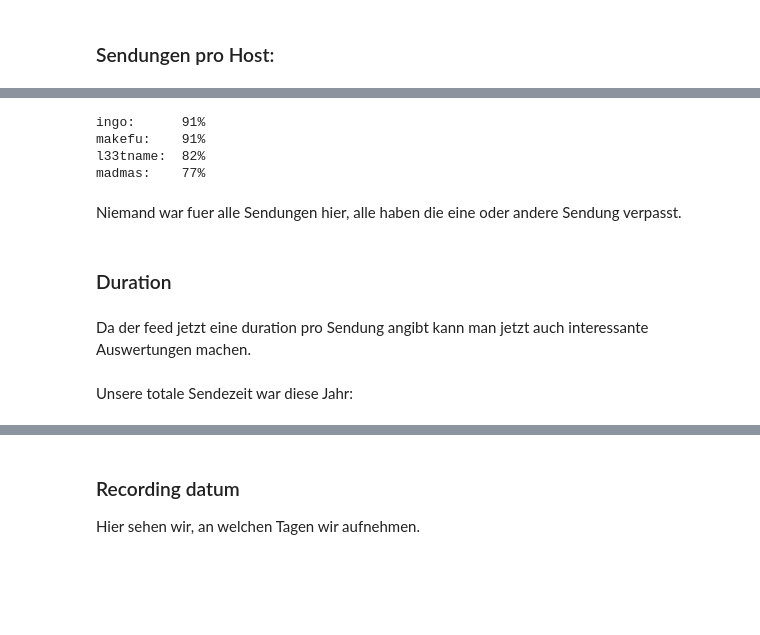
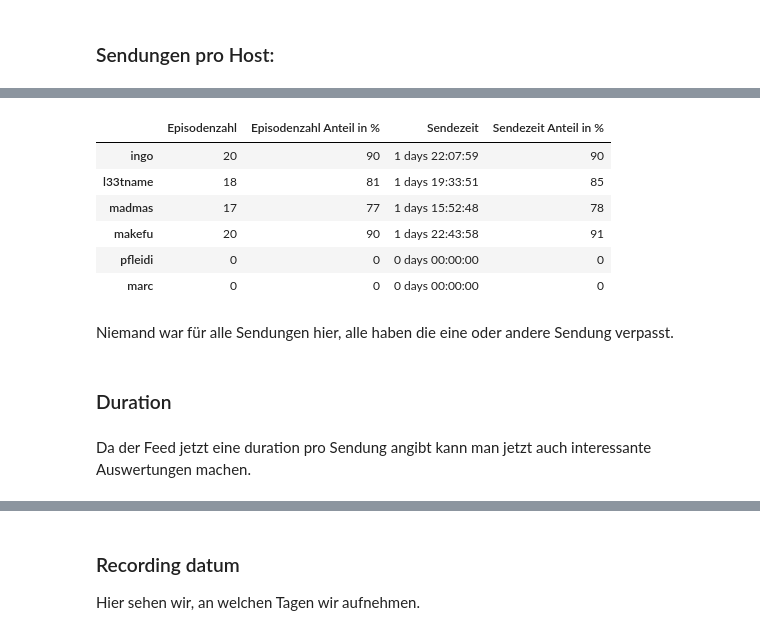
Before and after one commit to Binaergewitter/stats, a Jupyter notebook: 2024-Wrapped.ipynb, the cells around one changed output, grey strips where cells are left out. Cells and saved outputs as stored; diff of their text form; code cells hidden in the pictures; blank space fills up the shorter version.

```diff
--- a/2024-Wrapped.ipynb
+++ b/2024-Wrapped.ipynb
@@ -82,16 +71,25 @@ In Prozen sind das:
-# %%
-print(f"ingo:      {ingo_count/talk_count:.0%}")
-print(f"makefu:    {makefu_count/talk_count:.0%}")
-print(f"l33tname:  {l33tname_count/talk_count:.0%}")
-print(f"madmas:    {madmas_count/talk_count:.0%}")
-# %% [output]
-ingo:      91%
-makefu:    91%
-l33tname:  82%
-madmas:    77%
+# %%
+podcasters = ["ingo", "l33tname", "madmas", "makefu", "pfleidi", "marc"]
+teilnahmen_pro_host = podcasts[podcasters].sum()
+sendezeit_pro_host = podcasts[podcasters].apply(lambda anwesenheit: (anwesenheit * podcasts['Duration']).sum())
+
+pd.DataFrame({
+    "Episodenzahl": teilnahmen_pro_host,
+    "Episodenzahl Anteil in %": (100 * teilnahmen_pro_host / len(podcasts)) .astype(int),
+    "Sendezeit": sendezeit_pro_host,
+    "Sendezeit Anteil in %": (100 * sendezeit_pro_host / podcasts["Duration"].sum()).astype(int),
+})
+# %% [output]
+|  | Episodenzahl | Episodenzahl Anteil in % | Sendezeit | Sendezeit Anteil in % |
+| ingo | 20 | 90 | 1 days 22:07:59 | 90 |
+| l33tname | 18 | 81 | 1 days 19:33:51 | 85 |
+| madmas | 17 | 77 | 1 days 15:52:48 | 78 |
+| makefu | 20 | 90 | 1 days 22:43:58 | 91 |
+| pfleidi | 0 | 0 | 0 days 00:00:00 | 0 |
+| marc | 0 | 0 | 0 days 00:00:00 | 0 |
 # %% [markdown]
-Niemand war fuer alle Sendungen hier, alle haben die eine oder andere Sendung verpasst.
+Niemand war für alle Sendungen hier, alle haben die eine oder andere Sendung verpasst.
 # %% [markdown]
 ### Duration
 # %% [markdown]
-Da der feed jetzt eine duration pro Sendung angibt kann man jetzt auch interessante Auswertungen machen.
+Da der Feed jetzt eine duration pro Sendung angibt kann man jetzt auch interessante Auswertungen machen.
@@ -103,2 +95,0 @@ talk['Duration_sec'] = talk['Duration'].transform(convert_duration_to_sec)
-# %% [markdown]
-Unsere totale Sendezeit war diese Jahr:
```
Also changed, not shown: parts of 34 cells of this notebook.
